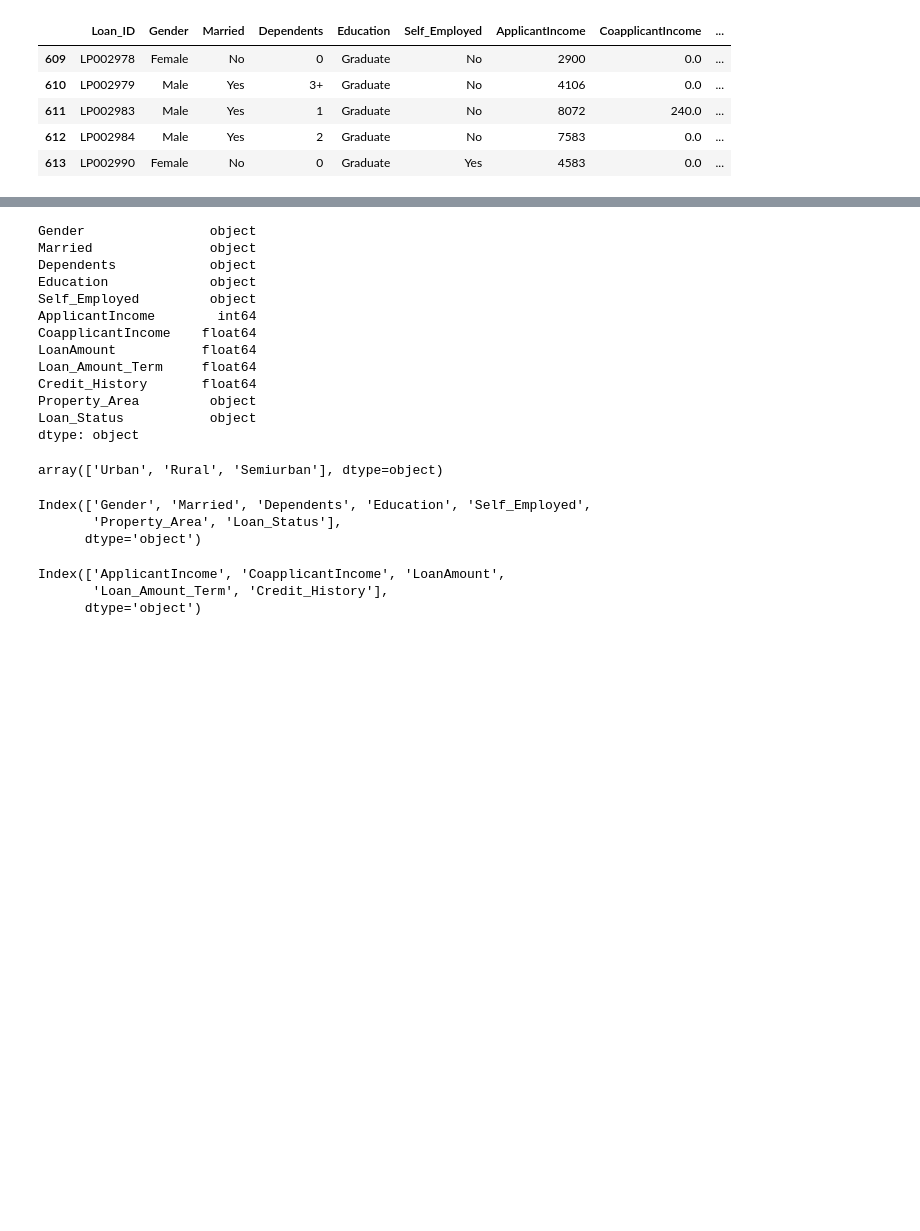
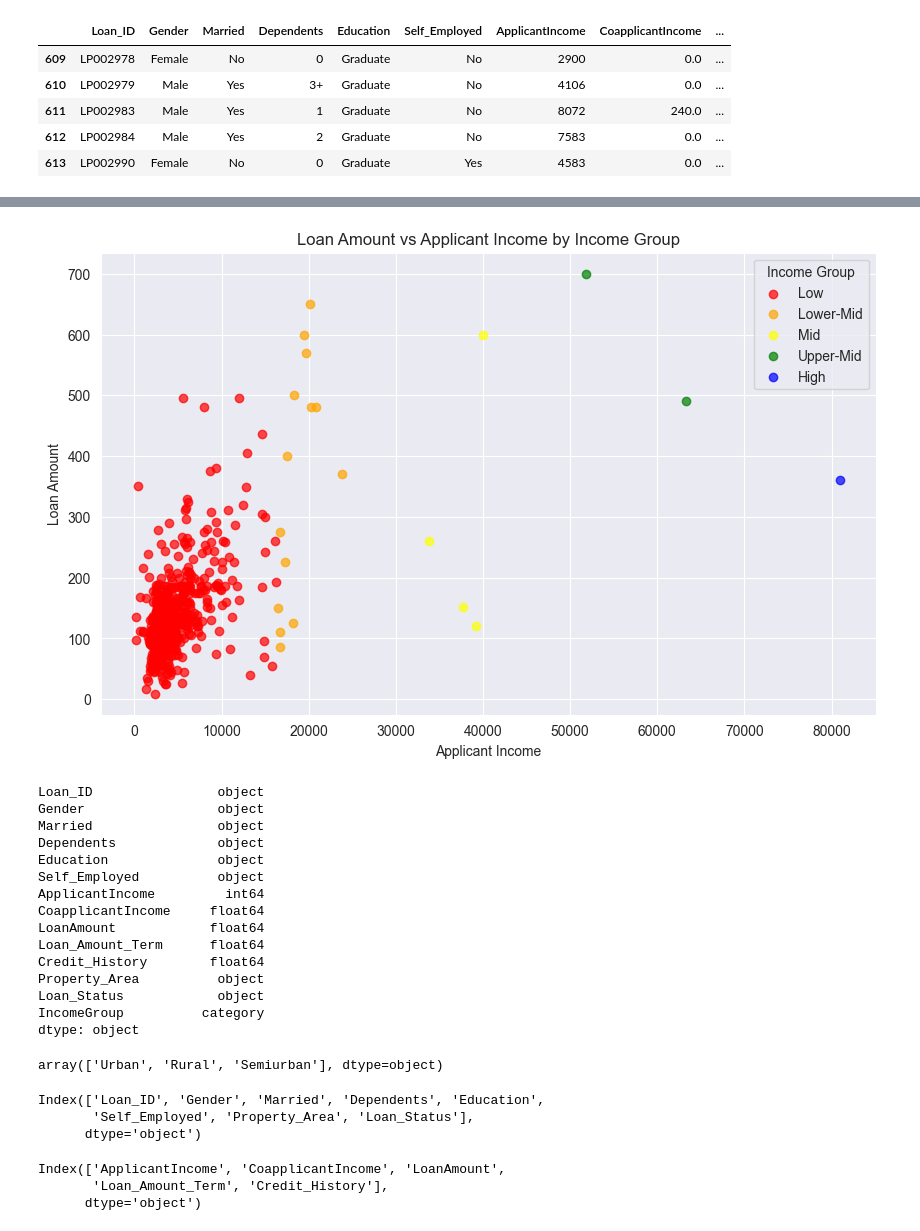
Before and after one commit to muhammederbay10/End-to-End-Loan-Eligibility-prediction-System-, a Jupyter notebook: eligibility prediction.ipynb, the cells around one changed output, grey strips where cells are left out. Saved outputs shown, nothing was run; the diff lists cells and outputs as text; code cells hidden in the pictures; blank space fills up the shorter version.

```diff
--- a/eligibility prediction.ipynb
+++ b/eligibility prediction.ipynb
@@ -49,27 +59,58 @@ plt.show()
+# %%
+# Comparing the LoanAmount With the ApplicantIncome
+df['IncomeGroup'] = pd.cut(df['ApplicantIncome'], bins=5, labels=['Low', 'Lower-Mid', 'Mid', 'Upper-Mid', 'High'])
+
+color = {
+    'Low': 'red',
+    'Lower-Mid': 'orange',
+    'Mid': 'yellow',
+    'Upper-Mid': 'green',
+    'High': 'blue'
+}
+
+plt.figure(figsize=(10, 6))
+
+for group in df['IncomeGroup'].unique():
+    group_data = df[df['IncomeGroup'] == group]
+    plt.scatter(group_data['ApplicantIncome'], group_data['LoanAmount'],
+                 color=color[group], label=group, alpha=0.7)
+
+plt.xlabel('Applicant Income')
+plt.ylabel('Loan Amount')
+plt.title('Loan Amount vs Applicant Income by Income Group')
+plt.legend(title='Income Group')
+plt.grid(True)
+plt.show()
+# %% [output]
+[figure, added]
 # %%
+# Check the data types of the columns
 df.dtypes
 # %% [output]
-Gender                object
-Married               object
-Dependents            object
-Education             object
-Self_Employed         object
-ApplicantIncome        int64
-CoapplicantIncome    float64
-LoanAmount           float64
-Loan_Amount_Term     float64
-Credit_History       float64
-Property_Area         object
-Loan_Status           object
+Loan_ID                object
+Gender                 object
+Married                object
+Dependents             object
+Education              object
+Self_Employed          object
+ApplicantIncome         int64
+CoapplicantIncome     float64
+LoanAmount            float64
+Loan_Amount_Term      float64
+Credit_History        float64
+Property_Area          object
+Loan_Status            object
+IncomeGroup          category
 dtype: object
 # %%
 df['Property_Area'].unique()
 # %% [output]
 array(['Urban', 'Rural', 'Semiurban'], dtype=object)
 # %%
+# Check the Object columns in the dataset
 df.select_dtypes(include=['object']).columns
 # %% [output]
-Index(['Gender', 'Married', 'Dependents', 'Education', 'Self_Employed',
-       'Property_Area', 'Loan_Status'],
+Index(['Loan_ID', 'Gender', 'Married', 'Dependents', 'Education',
+       'Self_Employed', 'Property_Area', 'Loan_Status'],
       dtype='object')
 # %%
```
Also changed, not shown: parts of 19 cells of this notebook.
